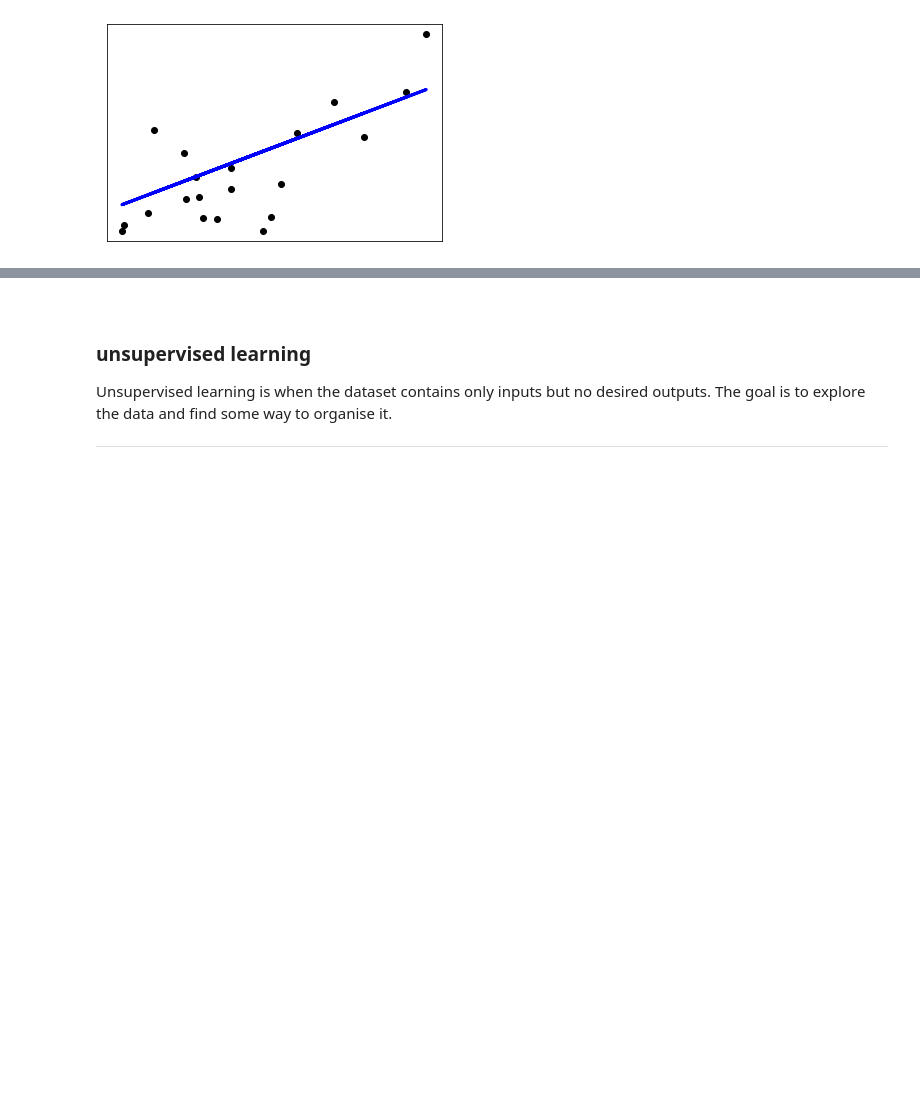
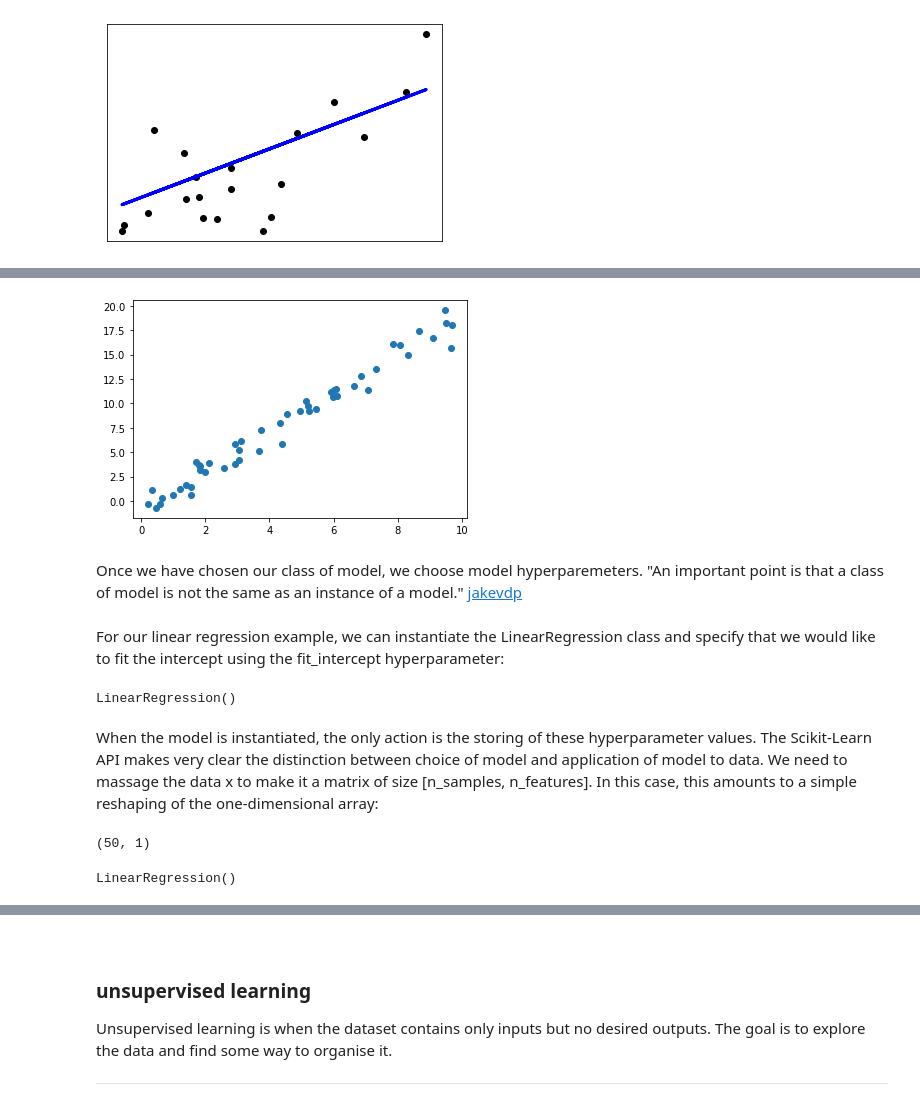
Before and after one commit to AineNicD/machine-learning-and-statistics, a Jupyter notebook: scikit-learn.ipynb, the cells around one changed output, grey strips where cells are left out. Saved outputs shown, nothing was run; the diff lists cells and outputs as text; code cells hidden in the pictures; blank space fills up the shorter version.

Commit message:
added more on regression and dimensionality reduction for overview of the sklearn library in sciki-learn.ipynb

```diff
--- a/scikit-learn.ipynb
+++ b/scikit-learn.ipynb
@@ -402,0 +417,32 @@ Coefficient of determination: 0.47
+# %%
+import matplotlib.pyplot as plt
+import numpy as np
+from sklearn.linear_model import LinearRegression
+# generating random data for simple linear regression sklearn example
+rng = np.random.RandomState(42)
+x = 10 * rng.rand(50)
+y = 2 * x - 1 + rng.randn(50)
+plt.scatter(x, y);
+# %% [output]
+[figure, added]
+# %% [markdown]
+Once we have chosen our class of model, we choose model hyperparemeters. "An important point is that a class of model is not the same as an instance of a model." [jakevdp](https://github.com/jakevdp/PythonDataScienceHandbook/blob/master/notebooks/05.02-Introducing-Scikit-Learn.ipynb)
+# %% [markdown]
+For our linear regression example, we can instantiate the LinearRegression class and specify that we would like to fit the intercept using the fit_intercept hyperparameter:
+# %%
+model = LinearRegression(fit_intercept=True)
+model
+# %% [output]
+LinearRegression()
+# %% [markdown]
+When the model is instantiated, the only action is the storing of these hyperparameter values. The Scikit-Learn API makes very clear the distinction between choice of model and application of model to data. We need to massage the data x to make it a matrix of size [n_samples, n_features]. In this case, this amounts to a simple reshaping of the one-dimensional array:
+# %%
+X = x[:, np.newaxis]
+X.shape
+# %% [output]
+(50, 1)
+# %%
+# apply model to data, using fit() method.
+model.fit(X, y)
+# %% [output]
+LinearRegression()
```
Also changed, not shown: parts of 28 cells of this notebook, 3 other files.
